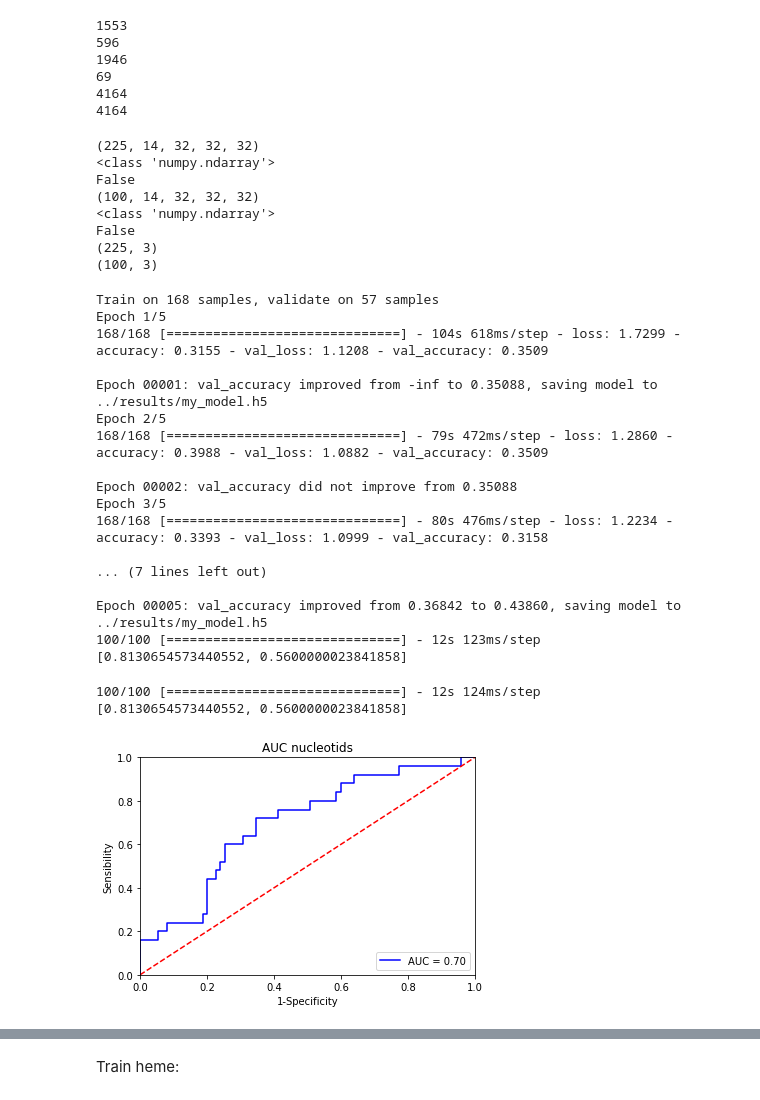
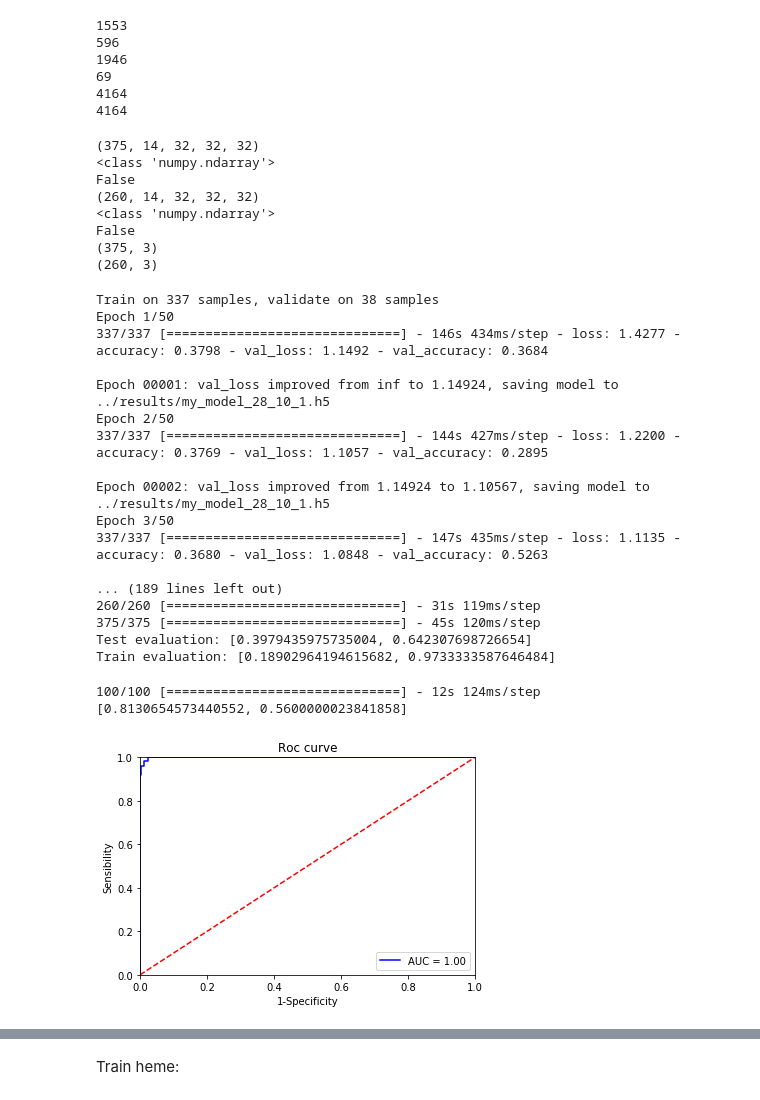
Before and after one commit to AnthonyJaquaniello/Projet_long_DL, a Jupyter notebook: src/new_convnet.ipynb, the cells around one changed output, grey strips where cells are left out. Drawn from its saved outputs; the diff is of its cells as text; code cells hidden in the pictures.

```diff
--- a/src/new_convnet.ipynb
+++ b/src/new_convnet.ipynb
@@ -12,25 +12,25 @@ import matplotlib.pyplot as plt
 set_random_seed(1000) #doit avoir la même seed que np.random.seed()
 PATH_DATA = "/media/anthony/POULOP/deepdrug3d_voxel_data/"
 # %%
-def metrics(predictions, y):
+def metriques(predictions, y, k):
     tp = 0
     fp = 0
     tn = 0
     fn = 0
     for i in range(predictions.shape[0]):
-        if max(predictions[i]) == predictions[i,0] and y[i,0] == 1.0:
+        if max(predictions[i]) == predictions[i,k] and y[i,k] == 1.0:
             tp += 1
-        elif max(predictions[i]) == predictions[i,0] and y[i,0] != 1.0:
+        elif max(predictions[i]) == predictions[i,k] and y[i,k] != 1.0:
             fp += 1
-        elif max(predictions[i]) != predictions[i,0] and y[i,0] != 1.0:
+        elif max(predictions[i]) != predictions[i,k] and y[i,k] != 1.0:
             tn += 1
-        elif max(predictions[i]) != predictions[i,0] and y[i,0] == 1.0:
+        elif max(predictions[i]) != predictions[i,k] and y[i,k] == 1.0:
             fn += 1
     return tp*100/len(predictions), fp*100/len(predictions), tn*100/len(predictions), fn*100/len(predictions), (tp+tn)*100/(tp+tn+fp+fn), tp*100/(tp+fp), tn*100/(tn+fp), tp*100/(tp+fn), fp*100/(fp+tn), ((tn*tp)-(fp*fn))/sqrt((tp+fp)*(tp+fn)*(tn+fp)*(tn+fn))
 
-def roc_curve(predictions, y, i):
+def roc(predictions, y, i, path):
     preds = predictions[:,i]
-    fpr, tpr, threshold = metrics.roc_curve(y[:,0], preds)
+    fpr, tpr, threshold = metrics.roc_curve(y[:,i], preds)
     roc_auc = metrics.auc(fpr, tpr)
     plt.title('Roc curve')
     plt.plot(fpr, tpr, 'b', label = 'AUC = %0.2f' % roc_auc)
@@ -41,6 +41,7 @@ def roc_curve(predictions, y, i):
     plt.ylabel('Sensibility')
     plt.xlabel('1-Specificity')
     plt.xlabel
+    plt.savefig(path)
     plt.show()
 
 def list_generator(file):
@@ -98,7 +99,7 @@ print(len(listdir(PATH_DATA)))
 4164
 4164
 # %%
-xtrain, xtest, ytrain, ytest = x_loader(PATH_DATA, nucleotid, heme, control, steroid, 150, 65)
+xtrain, xtest, ytrain, ytest = x_loader(PATH_DATA, nucleotid, heme, control, steroid, 125, 65)
 print(xtrain.shape)
 print(type(xtrain))
 print(True in np.isnan(xtrain))
@@ -108,14 +109,14 @@ print(True in np.isnan(xtest))
 print(ytrain.shape)
 print(ytest.shape)
 # %% [output]
-(225, 14, 32, 32, 32)
+(375, 14, 32, 32, 32)
 <class 'numpy.ndarray'>
 False
-(100, 14, 32, 32, 32)
+(260, 14, 32, 32, 32)
 <class 'numpy.ndarray'>
 False
-(225, 3)
-(100, 3)
+(375, 3)
+(260, 3)
 # %%
 def jaqua_model(optim_perso):
     input_layer = keras.Input(shape=(14, 32, 32, 32))
@@ -138,30 +139,32 @@ def jaqua_model(optim_perso):
 np.random.seed(1000)
 optim_perso = keras.optimizers.Adam(learning_rate = 0.00001)
 my_model = jaqua_model(optim_perso)
-best_model_path = "../results/my_model"+".h5"
-best_model = keras.callbacks.ModelCheckpoint(filepath=best_model_path,mode = "max", monitor = "val_loss", verbose = 2, save_best_only=True)
-my_model.fit(xtrain,ytrain,batch_size=20,epochs=5,validation_split=0.25,shuffle=True, callbacks = [best_model])
-evaluation = my_model.evaluate(xtest, ytest, batch_size = 20)
-print(evaluation)
+best_model_path = "../results/my_model_28_10_1"+".h5"
+best_model = keras.callbacks.ModelCheckpoint(filepath=best_model_path,mode = "min", monitor = "val_loss", verbose = 2, save_best_only=True)
+my_model.fit(xtrain,ytrain,batch_size=20,epochs=50,validation_split=0.10,shuffle=True, callbacks = [best_model])
+test_evaluation = my_model.evaluate(xtest, ytest, batch_size = 20)
+train_evaluation = my_model.evaluate(xtrain, ytrain, batch_size = 20)
+print("Test evaluation: {}".format(test_evaluation))
+print("Train evaluation: {}".format(train_evaluation))
 test_predictions = my_model.predict(xtest, batch_size = 20)
 train_predictions = my_model.predict(xtrain, batch_size = 20)
 # %% [output]
-Train on 168 samples, validate on 57 samples
-Epoch 1/5
-168/168 [==============================] - 104s 618ms/step - loss: 1.7299 - accuracy: 0.3155 - val_loss: 1.1208 - val_accuracy: 0.3509
+Train on 337 samples, validate on 38 samples
+Epoch 1/50
+337/337 [==============================] - 146s 434ms/step - loss: 1.4277 - accuracy: 0.3798 - val_loss: 1.1492 - val_accuracy: 0.3684
 
-Epoch 00001: val_accuracy improved from -inf to 0.35088, saving model to ../results/my_model.h5
-Epoch 2/5
-168/168 [==============================] - 79s 472ms/step - loss: 1.2860 - accuracy: 0.3988 - val_loss: 1.0882 - val_accuracy: 0.3509
+Epoch 00001: val_loss improved from inf to 1.14924, saving model to ../results/my_model_28_10_1.h5
+Epoch 2/50
+337/337 [==============================] - 144s 427ms/step - loss: 1.2200 - accuracy: 0.3769 - val_loss: 1.1057 - val_accuracy: 0.2895
 
-Epoch 00002: val_accuracy did not improve from 0.35088
-Epoch 3/5
-168/168 [==============================] - 80s 476ms/step - loss: 1.2234 - accuracy: 0.3393 - val_loss: 1.0999 - val_accuracy: 0.3158
+Epoch 00002: val_loss improved from 1.14924 to 1.10567, saving model to ../results/my_model_28_10_1.h5
+Epoch 3/50
+337/337 [==============================] - 147s 435ms/step - loss: 1.1135 - accuracy: 0.3680 - val_loss: 1.0848 - val_accuracy: 0.5263
 
-... (7 lines left out)
-
-Epoch 00005: val_accuracy improved from 0.36842 to 0.43860, saving model to ../results/my_model.h5
-100/100 [==============================] - 12s 123ms/step
-[0.8130654573440552, 0.5600000023841858]
+... (189 lines left out)
+260/260 [==============================] - 31s 119ms/step
+375/375 [==============================] - 45s 120ms/step
+Test evaluation: [0.3979435975735004, 0.642307698726654]
+Train evaluation: [0.18902964194615682, 0.9733333587646484]
 # %%
 fav_model = keras.models.load_model("../results/my_model.h5")
@@ -175,8 +178,8 @@ fav_predictions = fav_model.predict(xtest, batch_size = 20)
 [0.8130654573440552, 0.5600000023841858]
 # %%
 #nucléotides train
-roc_curve(train_predictions, ytrain, 0)
+roc(train_predictions, ytrain, 0)
 # %% [output]
-[figure, old version]
+[figure, new version]
 # %%
 #hème train
```
Also changed, not shown: parts of 10 cells of this notebook.
